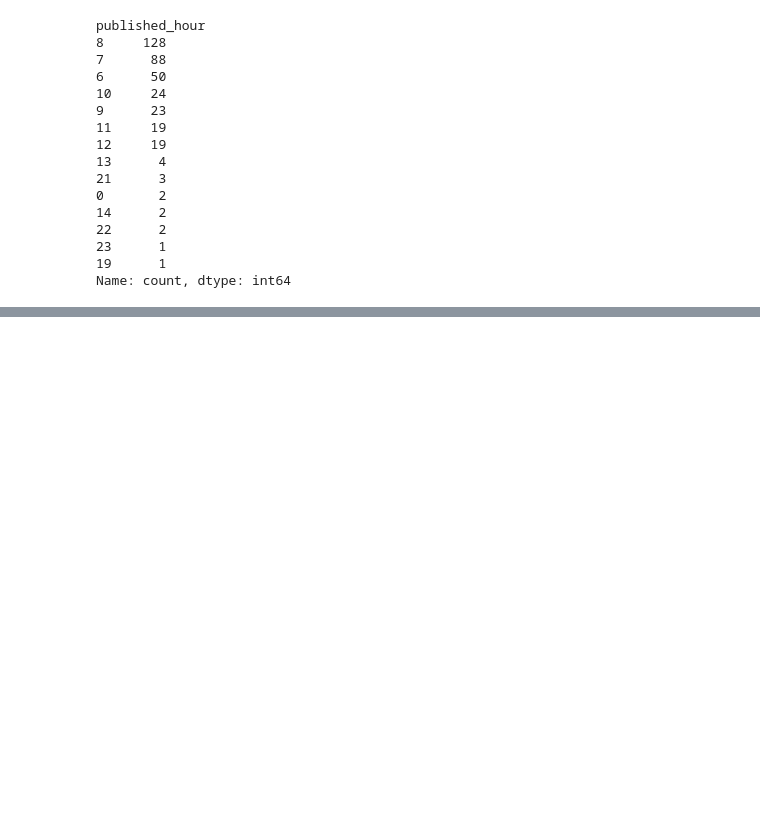
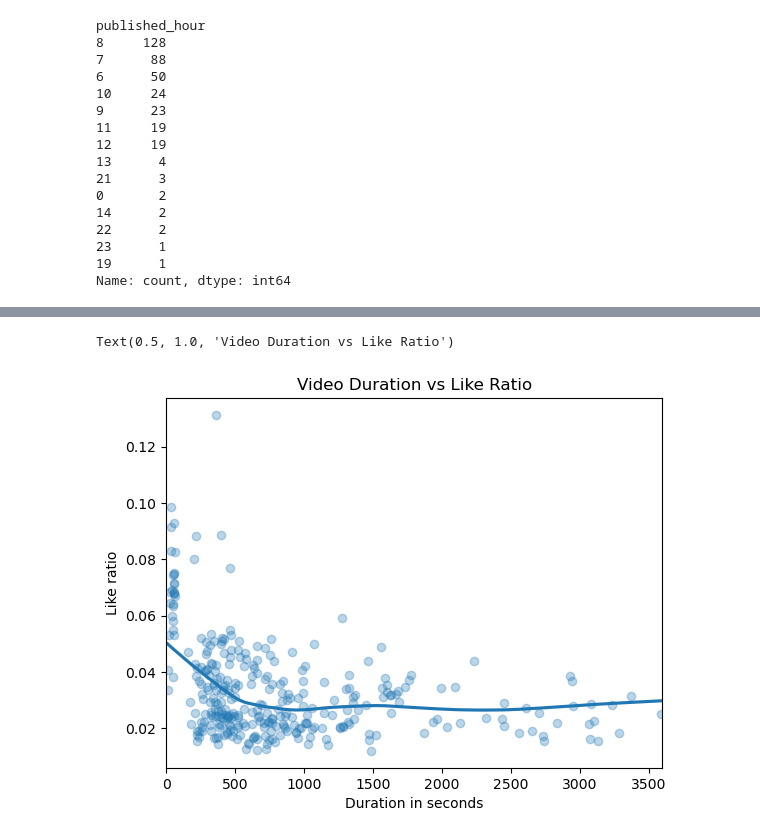
Before and after one commit to LiLuo086/alex-the-analyst-youtube-analysis, a Jupyter notebook: eda.ipynb, the cells around one changed output, grey strips where cells are left out. Saved outputs shown, nothing was run; the diff lists cells and outputs as text; code cells hidden in the pictures; blank space fills up the shorter version.

```diff
--- a/eda.ipynb
+++ b/eda.ipynb
@@ -126,0 +165,9 @@ Name: count, dtype: int64
+# %%
+sns.regplot(x='duration_seconds', y='like_ratio', data=df, lowess=True, scatter_kws={'alpha': 0.3})
+plt.xlim([0,3600])
+plt.xlabel('Duration in seconds')
+plt.ylabel('Like ratio')
+plt.title("Video Duration vs Like Ratio")
+# %% [output]
+Text(0.5, 1.0, 'Video Duration vs Like Ratio')
+[figure, added]
```
Also changed, not shown: parts of 20 cells of this notebook, 1 other file.
